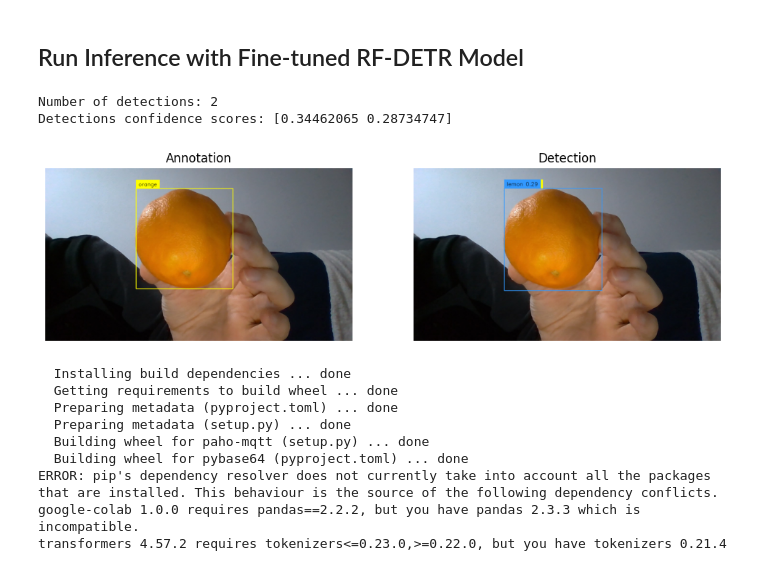
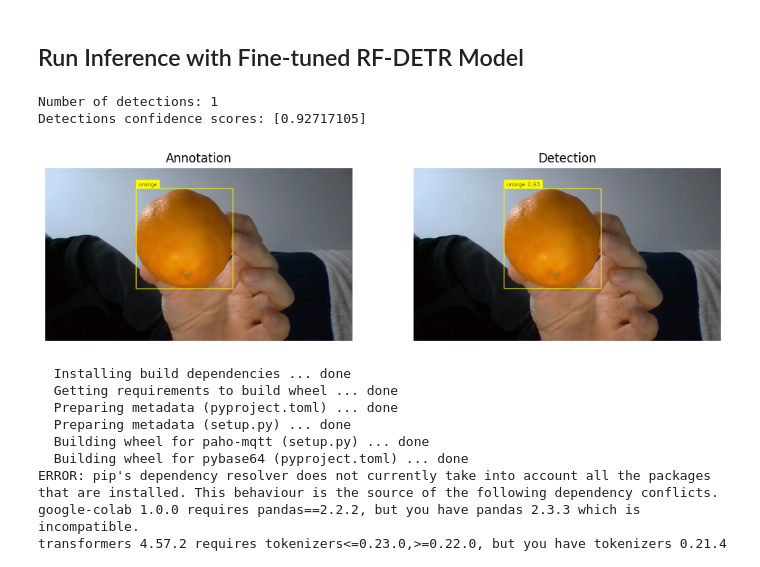
Before and after one commit to Cado87/RF-DETR-Play, a Jupyter notebook: how-to-finetune-rf-detr-on-detection-dataset.ipynb, the cells around one changed output. Cells and saved outputs as stored; diff of their text form; code cells hidden in the pictures.

```diff
--- a/how-to-finetune-rf-detr-on-detection-dataset.ipynb
+++ b/how-to-finetune-rf-detr-on-detection-dataset.ipynb
@@ -465,7 +463,7 @@ from PIL import Image
 path, image, annotations = ds[0]
 image = Image.open(path)
 
-detections = model.predict(image, threshold=0.2)
+detections = model.predict(image, threshold=0.8)
 
 print(f"Number of detections: {len(detections)}")
 if len(detections) > 0:
@@ -481,36 +479,36 @@ color = sv.ColorPalette.from_hex([
 bbox_annotator = sv.BoxAnnotator(color=color,thickness=thickness)
 label_annotator = sv.LabelAnnotator(
     color=color,
     text_color=sv.Color.BLACK,
     text_scale=text_scale)
 
 annotations_labels = [
     f"{ds.classes[class_id]}"
     for class_id
     in annotations.class_id
 ]
 
 det_labels = []
 if len(detections) > 0:
     det_labels = [
         f"{ds.classes[class_id]} {confidence:.2f}"
         for class_id, confidence
         in zip(detections.class_id, detections.confidence)
     ]
 
 annotation_image = image.copy()
 annotation_image = bbox_annotator.annotate(annotation_image, annotations)
 annotation_image = label_annotator.annotate(annotation_image, annotations, annotations_labels)
 
 detections_image = image.copy()
 detections_image = bbox_annotator.annotate(detections_image, detections)
 detections_image = label_annotator.annotate(detections_image, detections, det_labels)
 
 sv.plot_images_grid(images=[annotation_image, detections_image], grid_size=(1, 2), titles=["Annotation", "Detection"])
 # %% [output]
-Number of detections: 2
-Detections confidence scores: [0.34462065 0.28734747]
+Number of detections: 1
+Detections confidence scores: [0.92717105]
-[figure, old version]
+[figure, new version]
 # %%
 !pip install -q inference-gpu==0.51.7
 # %% [output]
```
Also changed, not shown: parts of 2 cells of this notebook.
